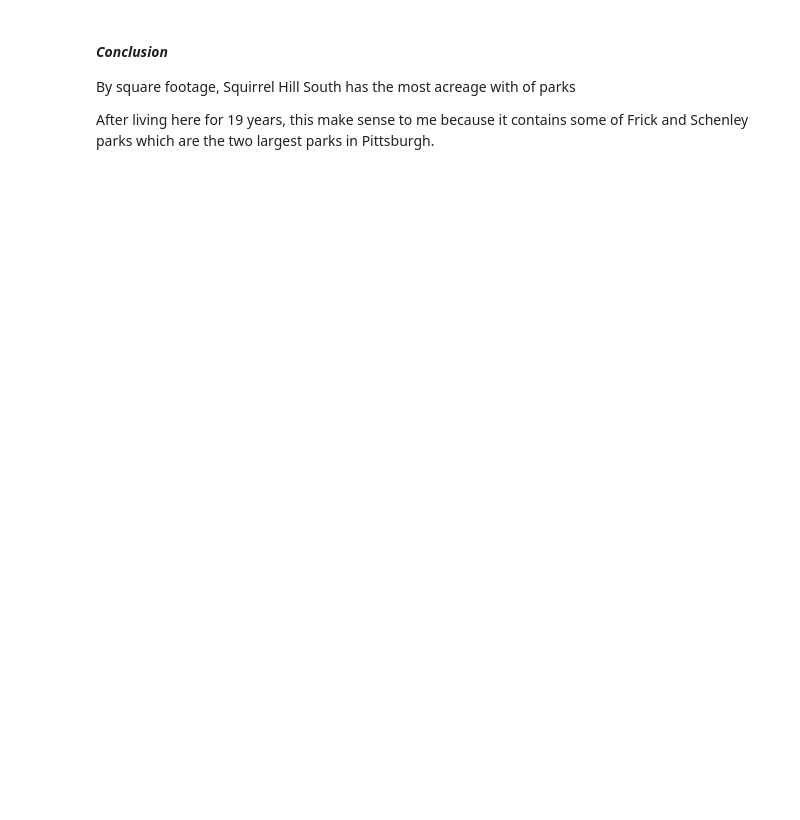
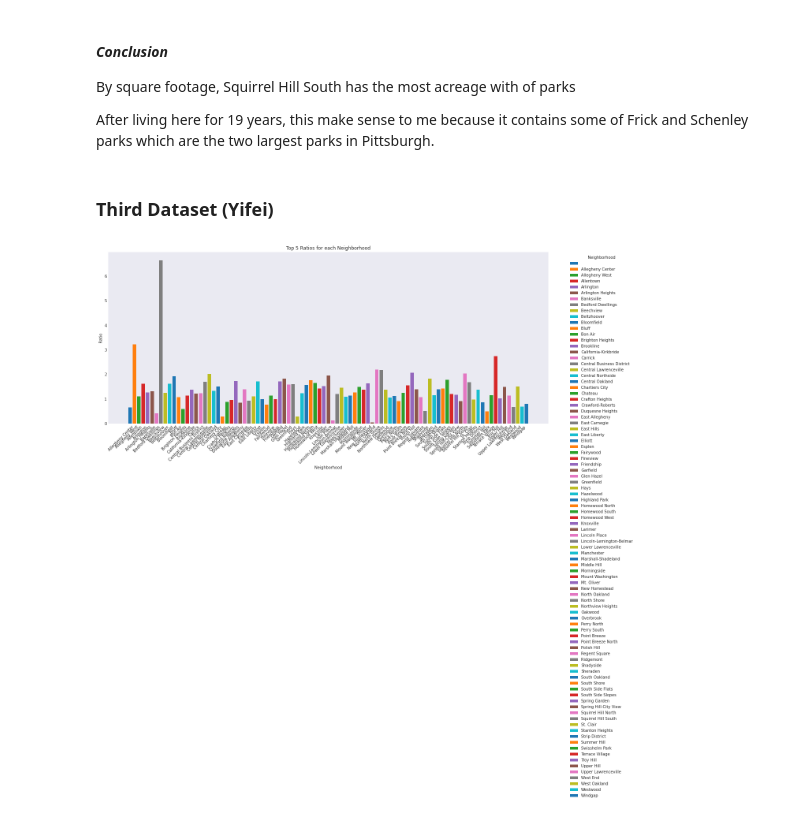
Before and after one commit to Misael-Ventura1/BigIdeasFinal, a Jupyter notebook: Group23_Final.ipynb, the cells around one changed output. Drawn from its saved outputs; the diff is of its cells as text; code cells hidden in the pictures; blank space fills up the shorter version.

```diff
--- a/Group23_Final.ipynb
+++ b/Group23_Final.ipynb
@@ -251,3 +274,41 @@ grph = data.plot(kind='bar', x='neighborhood', y='acreage', rot=90, figsize=(15,
 By square footage, Squirrel Hill South has the most acreage with of parks
 
 After living here for 19 years, this make sense to me because it contains some of Frick and Schenley parks which are the two largest parks in Pittsburgh.
+# %% [markdown]
+### Third Dataset (Yifei)
+# %%
+import pandas as pd
+import matplotlib.pyplot as plt
+geoids = pd.read_csv("sidewalkstreetratioupload.csv")
+neighborhoods = pd.read_csv("SidewalkStepsBlockgroup.csv")
+uniqueneighbor =neighborhoods["Neighborho"].unique()
+uniquegeoid =neighborhoods["GEOID"].unique()
+geoid_to_neighborhood = dict(zip(neighborhoods["GEOID"], neighborhoods["Neighborho"]))
+
+# Add a new column to the geoids DataFrame with neighborhood names
+geoids["Neighborhood"] = geoids["GEOID"].map(geoid_to_neighborhood)
+
+
+# Group by neighborhood and calculate the mean ratio for each group
+grouped_data = geoids.groupby("Neighborhood")["Ratio"].mean()
+
+top_5_ratios = grouped_data.groupby(level=0).nlargest(5);
+plt.figure(figsize=(20, 8))
+for neighborhood, ratios in top_5_ratios.groupby(level=0):
+    plt.bar([neighborhood]*len(ratios), ratios.values, label=neighborhood)
+
+# Add labels and title
+plt.xlabel("Neighborhood")
+plt.ylabel("Ratio")
+plt.title("Top 5 Ratios for each Neighborhood")
+
+# Rotate x-axis labels for better readability
+plt.xticks(rotation=45, ha='right')
+
+# Adjust legend position
+plt.legend(title="Neighborhood", loc="upper right", bbox_to_anchor=(1.2, 1))
+
+# Show the plot
+plt.show()
+# %% [output]
+[figure, added]
```
Also changed, not shown: parts of 19 cells of this notebook.
